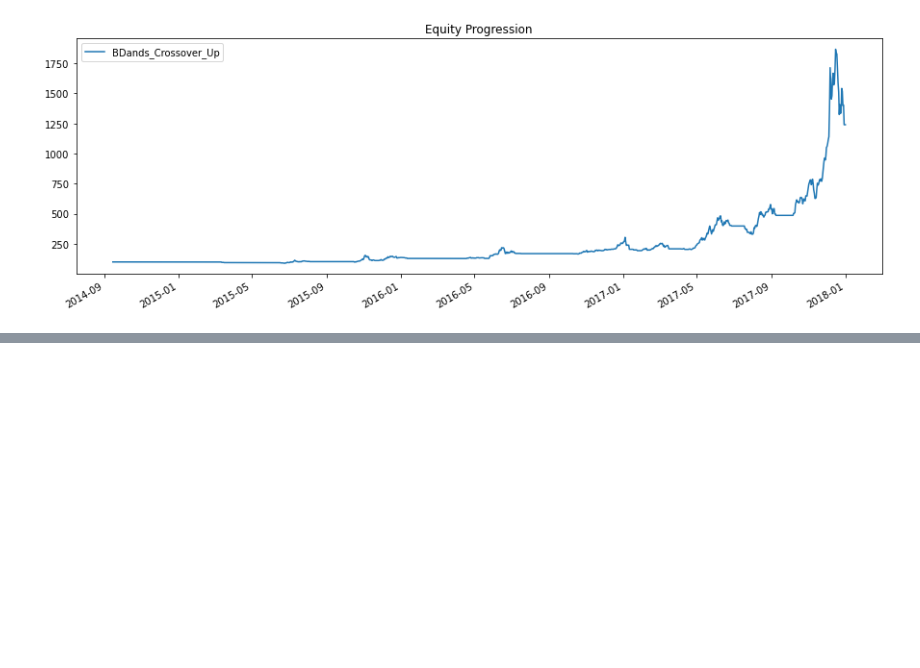
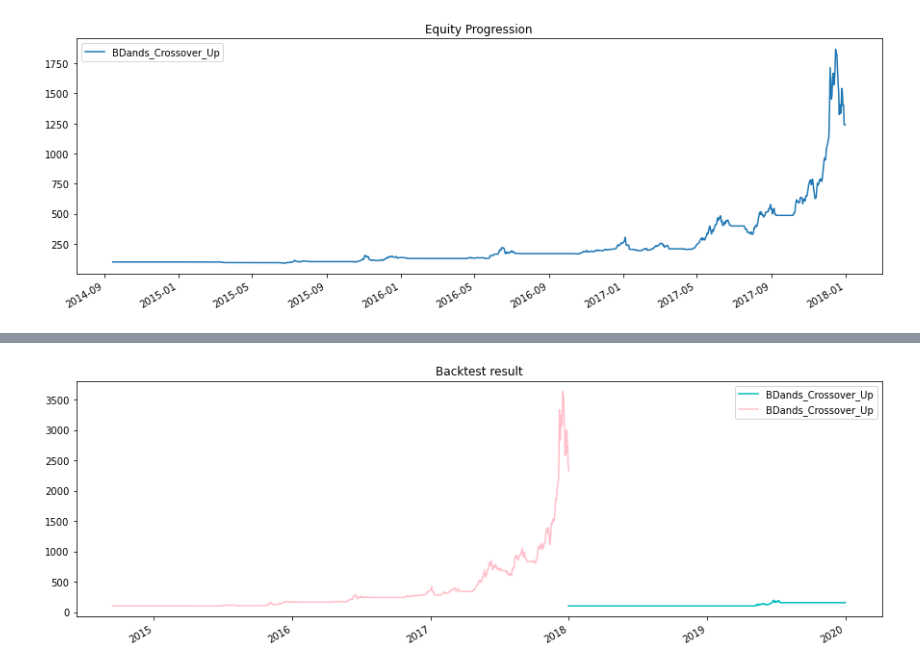
Before and after one commit to alimirr/algorithmic_trading_in_python, a Jupyter notebook: project/project_ali_edit.ipynb, the cells around one changed output, grey strips where cells are left out. Saved outputs shown, nothing was run; the diff lists cells and outputs as text; code cells hidden in the pictures; blank space fills up the shorter version.

```diff
--- a/project/project_ali_edit.ipynb
+++ b/project/project_ali_edit.ipynb
@@ -279,2 +353,8 @@ plt.show()
 # %%
-strategy_df = bt.merge(my_bt_result.prices, bt_result.prices)
+strategy_df = bt.merge(final_boll_run.prices, bbands_result_dict['0.8_1.0_100_strategy'].prices)
+# %%
+strategy_df.plot(title='Backtest result', color=['c','pink'], figsize=(15,5))
+plt.legend()
+plt.show()
+# %% [output]
+[figure, added]
```
Also changed, not shown: parts of 33 cells of this notebook, 4 other files.
